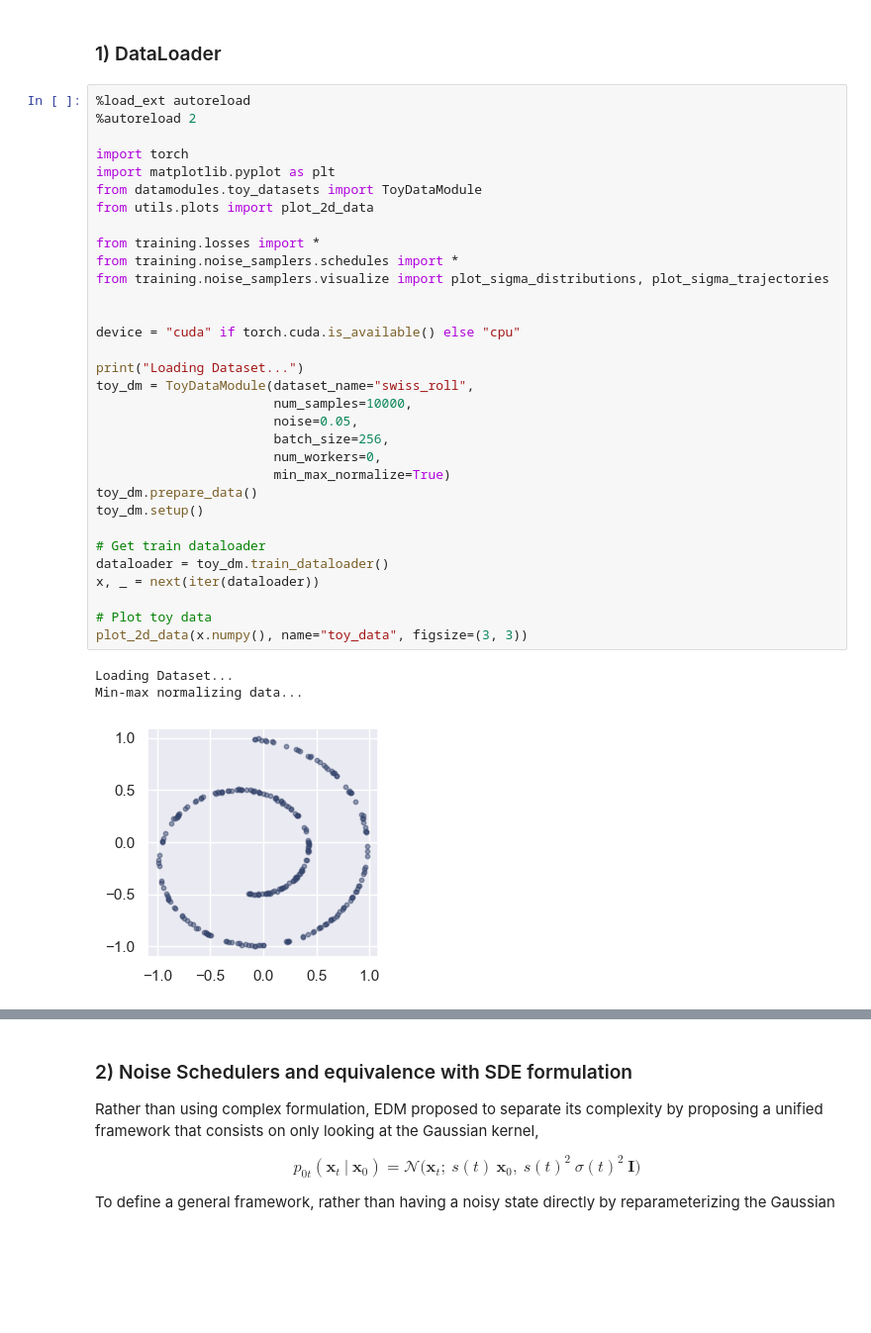
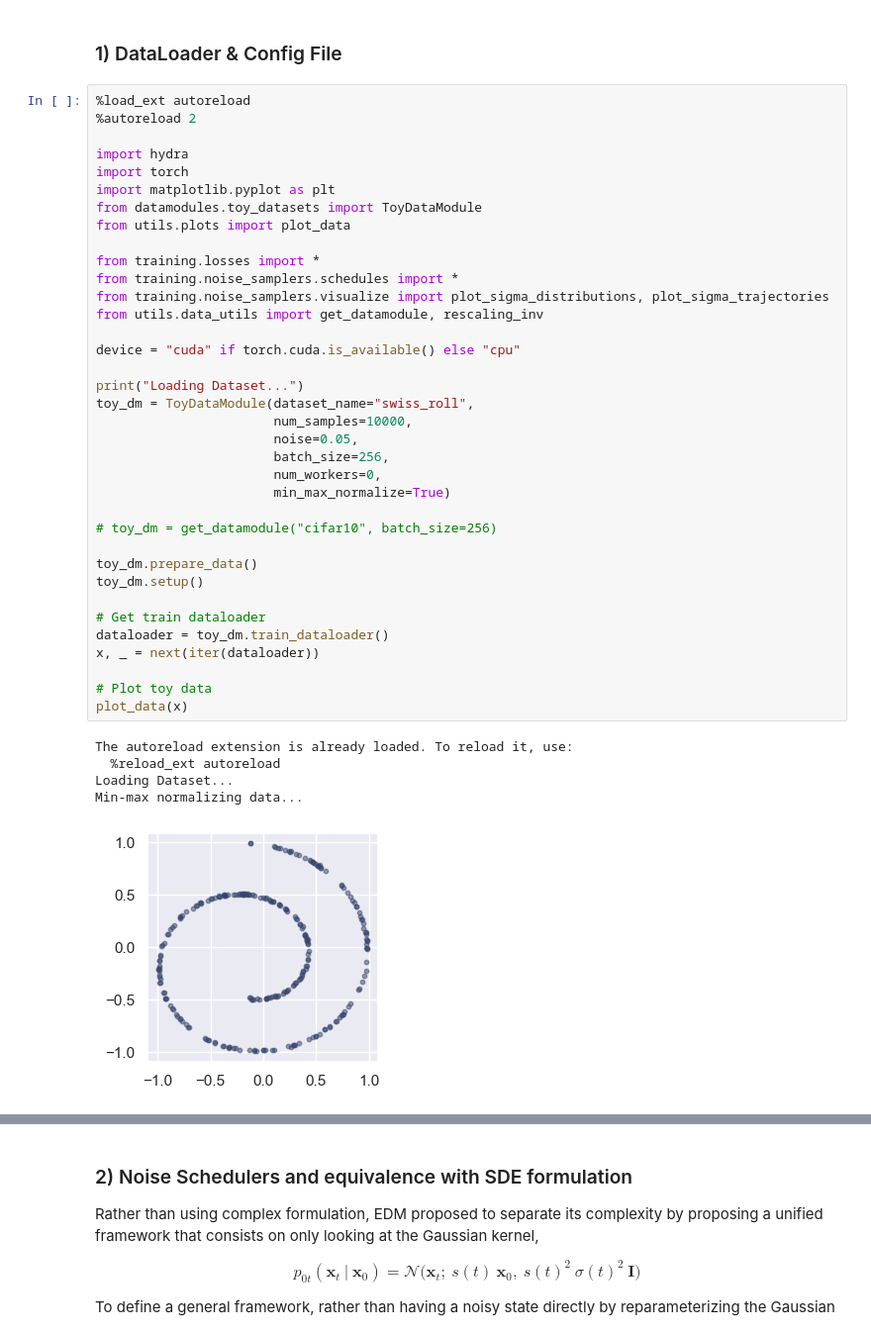
Before and after one commit to gabrielrayasony/cedm, a Jupyter notebook: toy_example.ipynb, the cells around one changed output, grey strips where cells are left out. Shown: that part at 99% size. Drawn from its saved outputs; the diff is of its cells as text; blank space fills up the shorter version.

```diff
--- a/toy_example.ipynb
+++ b/toy_example.ipynb
@@ -7,40 +7,46 @@ With this toy example we illustrate the training efficiency of using CEDM (Condi
 2. Instead of sampling the noise levels using EDM heuristic samplers we sample from the conditional entropy.
 3. Then, we propose our adaptive method.
 # %% [markdown]
-### 1) DataLoader
+### 1) DataLoader & Config File
 # %%
 %load_ext autoreload
 %autoreload 2
 
+import hydra
 import torch
 import matplotlib.pyplot as plt
 from datamodules.toy_datasets import ToyDataModule
-from utils.plots import plot_2d_data
+from utils.plots import plot_data
 
 from training.losses import *
 from training.noise_samplers.schedules import *
 from training.noise_samplers.visualize import plot_sigma_distributions, plot_sigma_trajectories
-
+from utils.data_utils import get_datamodule, rescaling_inv
 
 device = "cuda" if torch.cuda.is_available() else "cpu"
 
 print("Loading Dataset...")
 toy_dm = ToyDataModule(dataset_name="swiss_roll",
                        num_samples=10000,
                        noise=0.05,
                        batch_size=256,
                        num_workers=0,
                        min_max_normalize=True)
+
+# toy_dm = get_datamodule("cifar10", batch_size=256)
+
 toy_dm.prepare_data()
 toy_dm.setup()
 
 # Get train dataloader
 dataloader = toy_dm.train_dataloader()
 x, _ = next(iter(dataloader))
 
 # Plot toy data
-plot_2d_data(x.numpy(), name="toy_data", figsize=(3, 3))
+plot_data(x)
 # %% [output]
+The autoreload extension is already loaded. To reload it, use:
+  %reload_ext autoreload
 Loading Dataset...
 Min-max normalizing data...
-[figure, old version]
+[figure, new version]
```
Also changed, not shown: parts of 37 cells of this notebook, 14 other files.
